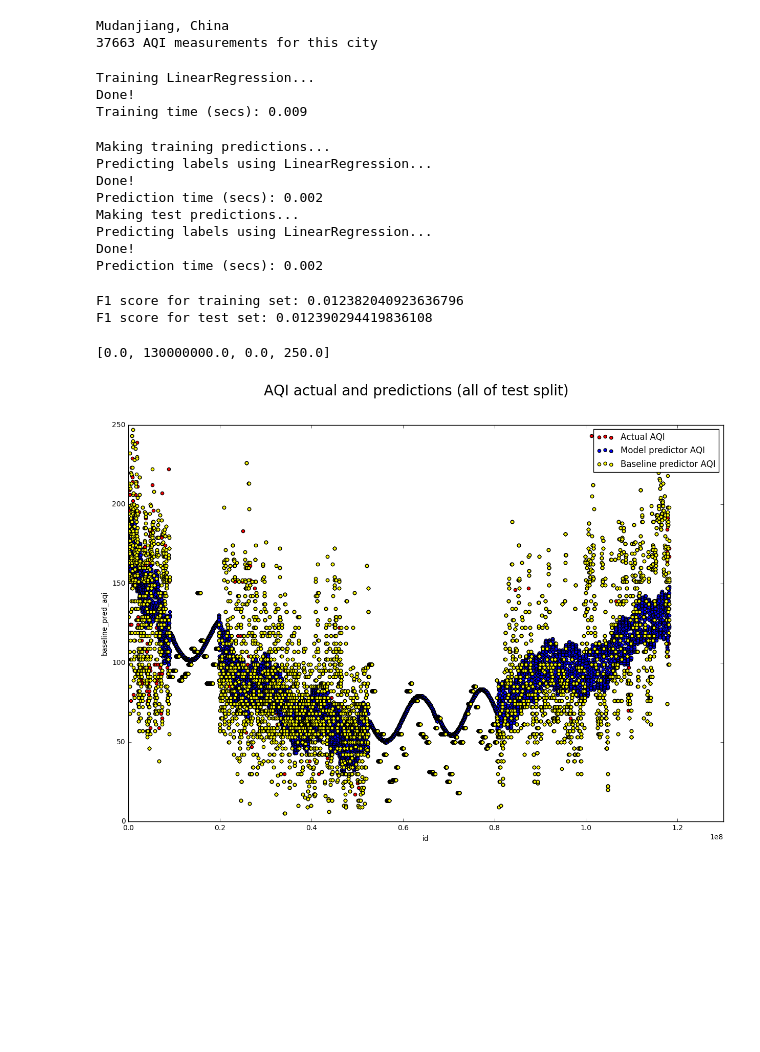
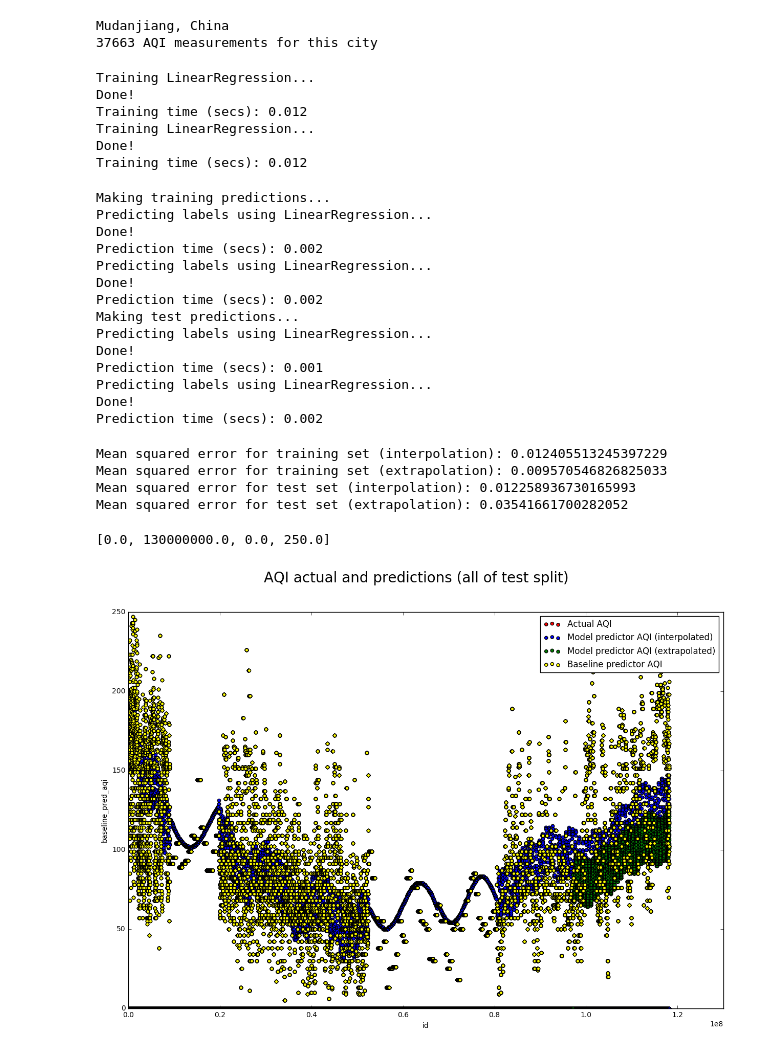
Before and after one commit to curiousest/predict-AQI, a Jupyter notebook: notebooks/hypothesis1_date_time.ipynb, the cells around one changed output. Cells and saved outputs as stored; diff of their text form; code cells hidden in the pictures; blank space fills up the shorter version.

```diff
--- a/notebooks/hypothesis1_date_time.ipynb
+++ b/notebooks/hypothesis1_date_time.ipynb
@@ -127,8 +127,14 @@ feature_columns = [
 x_all = measurements[list(itertools.chain(feature_columns, ['id', 'baseline_pred_aqi', 'aqi']))]
 y_all = measurements['normalized_aqi']
 y_all.columns = ['actual_aqi']
-num_train = int(some_airlocation_measurement_count * 0.75)
-x_train, x_test, y_train, y_test = train_test_split(x_all, y_all, train_size=num_train)
+num_train = int(some_airlocation_measurement_count * 0.85)
+# interpolation test-train split - random test points over the whole data set
+x_train_i, x_test_i, y_train_i, y_test_i = train_test_split(x_all, y_all, train_size=num_train)
+# extrapolation test-train split - test set is the last 25% of the data
+x_train_e = x_all[:num_train]
+x_test_e = x_all[num_train:]
+y_train_e = y_all[:num_train]
+y_test_e = y_all[num_train:]
 # %%
 # Input to SVM model
 import time
@@ -143,12 +149,18 @@ def train_classifier(clf, x_train, y_train):
 from sklearn import svm
 from sklearn import linear_model
 #clf = svm.SVR()
-clf = linear_model.LinearRegression()
-train_classifier(clf, x_train, list(y_train.values))
+clf_i = linear_model.LinearRegression()
+train_classifier(clf_i, x_train_i, list(y_train_i.values))
+
+clf_e = linear_model.LinearRegression()
+train_classifier(clf_e, x_train_e, list(y_train_e.values))
 # %% [output]
 Training LinearRegression...
 Done!
-Training time (secs): 0.009
+Training time (secs): 0.012
+Training LinearRegression...
+Done!
+Training time (secs): 0.012
 # %%
 def predict_labels(clf, features, target):
     print("Predicting labels using {}...".format(clf.__class__.__name__))
@@ -159,50 +171,68 @@ def predict_labels(clf, features, target):
     return y_pred
 
 print("Making training predictions...")
-y_train_pred = predict_labels(clf, x_train, y_train)
+y_train_pred_i = predict_labels(clf_i, x_train_i, y_train_i)
+y_train_pred_e = predict_labels(clf_e, x_train_e, y_train_e)
 print("Making test predictions...")
-y_test_pred = predict_labels(clf, x_test, y_test)
+y_test_pred_i = predict_labels(clf_i, x_test_i, y_test_i)
+y_test_pred_e = predict_labels(clf_e, x_test_e, y_test_e)
 # %% [output]
 Making training predictions...
+Predicting labels using LinearRegression...
+Done!
+Prediction time (secs): 0.002
 Predicting labels using LinearRegression...
 Done!
 Prediction time (secs): 0.002
 Making test predictions...
 Predicting labels using LinearRegression...
 Done!
+Prediction time (secs): 0.001
+Predicting labels using LinearRegression...
+Done!
 Prediction time (secs): 0.002
 # %%
 from sklearn.metrics import mean_squared_error
 
 # Score predictions
-print("F1 score for training set: {}".format(mean_squared_error(y_train, y_train_pred)))
+print("Mean squared error for training set (interpolation): {}".format(mean_squared_error(y_train_i, y_train_pred_i)))
+print("Mean squared error for training set (extrapolation): {}".format(mean_squared_error(y_train_e, y_train_pred_e)))
 
-print("F1 score for test set: {}".format(mean_squared_error(y_test, y_test_pred)))
+print("Mean squared error for test set (interpolation): {}".format(mean_squared_error(y_test_i, y_test_pred_i)))
+print("Mean squared error for test set (extrapolation): {}".format(mean_squared_error(y_test_e, y_test_pred_e)))
 # %% [output]
-F1 score for training set: 0.012382040923636796
-F1 score for test set: 0.012390294419836108
+Mean squared error for training set (interpolation): 0.012405513245397229
+Mean squared error for training set (extrapolation): 0.009570546826825033
+Mean squared error for test set (interpolation): 0.012258936730165993
+Mean squared error for test set (extrapolation): 0.03541661700282052
 # %%
 # Gather all the predictions together to plot
 # The test results index is scrambled from the test train split, but the y_test_pred has no index
 # Reset the index so they join together properly.
-y_test_pred_df = pd.DataFrame({'pred_aqi': y_test_pred}, index=x_test.index)
+y_test_pred_df_i = pd.DataFrame({'pred_aqi_i': y_test_pred_i}, index=x_test_i.index)
+y_test_pred_df_e = pd.DataFrame({'pred_aqi_e': y_test_pred_e}, index=x_test_e.index)
 
-test_results = x_test[['id', 'baseline_pred_aqi', 'aqi']].join(y_test_pred_df).sort(['id'])
+test_results = x_all[['id', 'baseline_pred_aqi', 'aqi']].join(
+    y_test_pred_df_i
+).join(
+    y_test_pred_df_e
+).sort(['id'])
 
-test_results['pred_aqi'] = test_results['pred_aqi'].map(get_denormalized_aqi)
+test_results['pred_aqi_i'] = test_results['pred_aqi_i'].map(get_denormalized_aqi)
+test_results['pred_aqi_e'] = test_results['pred_aqi_e'].map(get_denormalized_aqi)
 # %%
 import matplotlib.pyplot as plt
 aqi_graph = test_results.plot.scatter(x='id', y='aqi', label="Actual AQI", color="Red")
-test_results.plot.scatter(x='id', y='pred_aqi', label="Model predictor AQI", ax=aqi_graph, color="Blue")
+test_results.plot.scatter(x='id', y='pred_aqi_i', label="Model predictor AQI (interpolated)", ax=aqi_graph, color="Blue")
+test_results.plot.scatter(x='id', y='pred_aqi_e', label="Model predictor AQI (extrapolated)", ax=aqi_graph, color="Green")
 test_results.plot.scatter(x='id', y='baseline_pred_aqi', label="Baseline predictor AQI", ax=aqi_graph, color="Yellow")
 fig = aqi_graph.figure
 fig.set_size_inches((15, 10), forward=True)
 fig.suptitle("AQI actual and predictions (all of test split)", fontsize=20)
 aqi_graph.axis([0.0, 130000000.0, 0.0, 250.0])
-#aqi_graph.axis([2000000.0, 21000000.0, 0.0, 250.0])
 # %% [output]
 [0.0, 130000000.0, 0.0, 250.0]
-[figure, old version]
+[figure, new version]
 # %%
 def absolute_error_generator(compare_col):
     def absolute_error(row):
```
Also changed, not shown: parts of 3 cells of this notebook.
